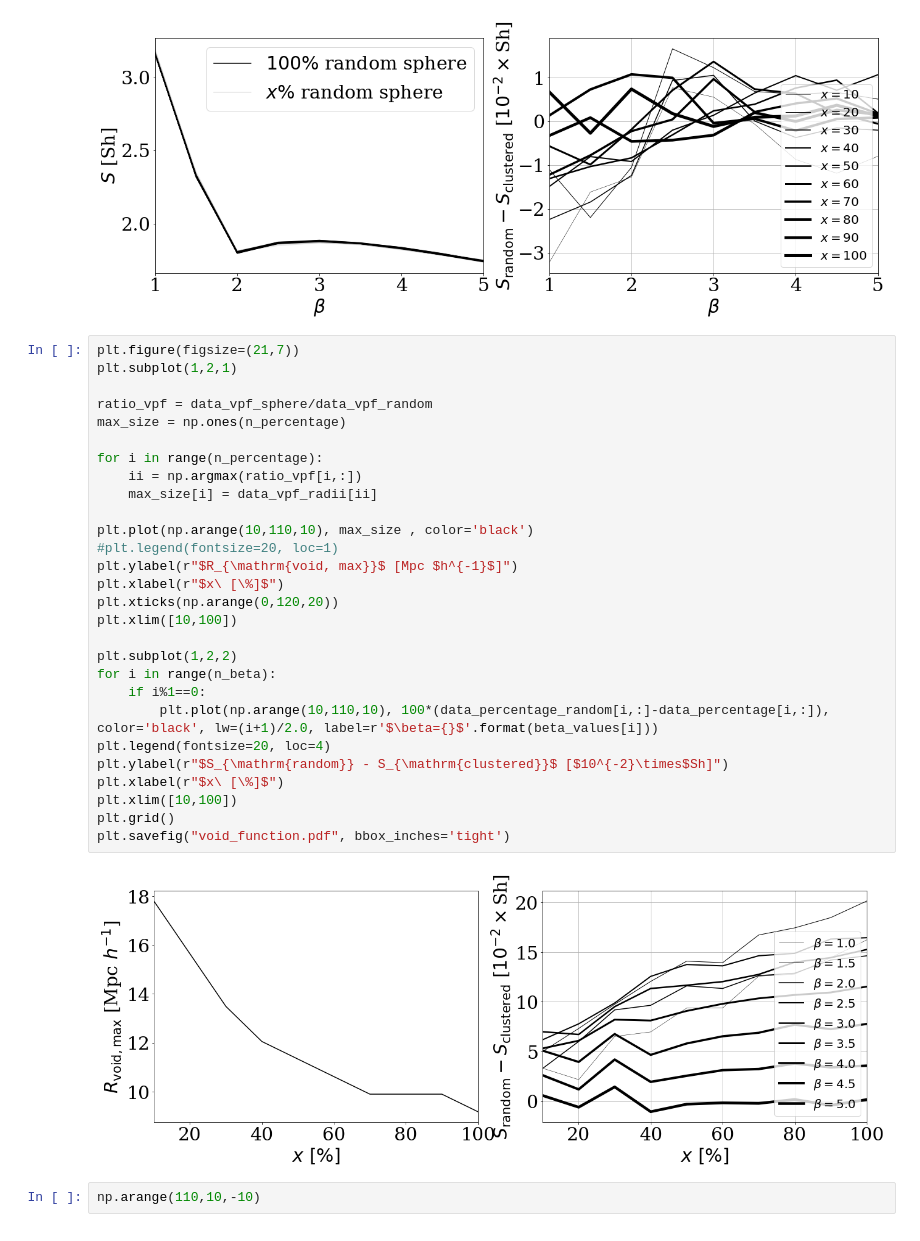
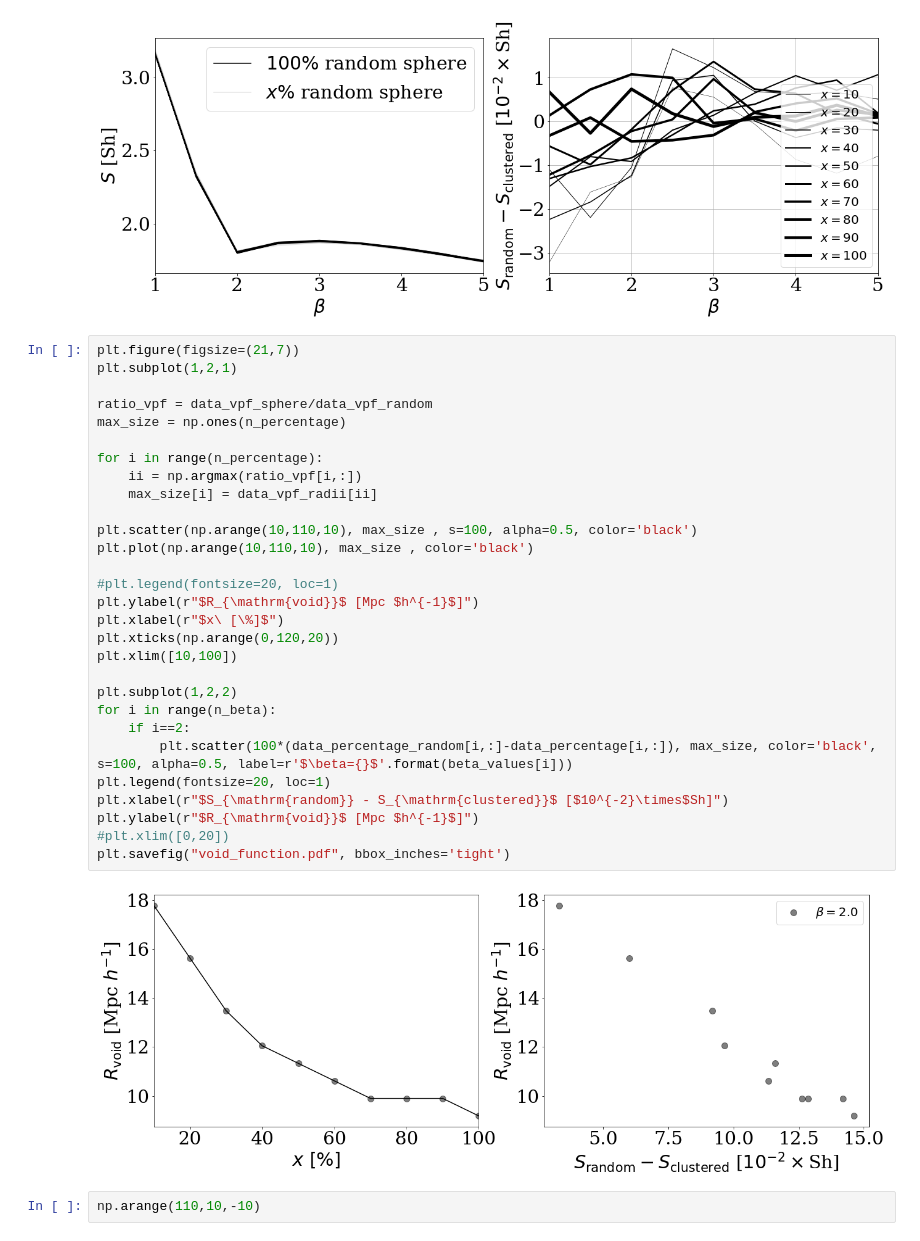
Before and after one commit to forero/BetaEntropy, a Jupyter notebook: code/plots_paper.ipynb, the cells around one changed output. Saved outputs shown, nothing was run; the diff lists cells and outputs as text.

```diff
--- a/code/plots_paper.ipynb
+++ b/code/plots_paper.ipynb
@@ -158,33 +158,34 @@ plt.savefig("n_density_random.pdf", bbox_inches='tight')
 # %%
 plt.figure(figsize=(21,7))
 plt.subplot(1,2,1)
 
 ratio_vpf = data_vpf_sphere/data_vpf_random
 max_size = np.ones(n_percentage)
 
 for i in range(n_percentage):
     ii = np.argmax(ratio_vpf[i,:])
     max_size[i] = data_vpf_radii[ii]
 
+plt.scatter(np.arange(10,110,10), max_size , s=100, alpha=0.5, color='black')
 plt.plot(np.arange(10,110,10), max_size , color='black')
+
 #plt.legend(fontsize=20, loc=1)
-plt.ylabel(r"$R_{\mathrm{void, max}}$ [Mpc $h^{-1}$]")
+plt.ylabel(r"$R_{\mathrm{void}}$ [Mpc $h^{-1}$]")
 plt.xlabel(r"$x\ [\%]$")
 plt.xticks(np.arange(0,120,20))
 plt.xlim([10,100])
 
 plt.subplot(1,2,2)
 for i in range(n_beta):
-    if i%1==0:
-        plt.plot(np.arange(10,110,10), 100*(data_percentage_random[i,:]-data_percentage[i,:]), color='black', lw=(i+1)/2.0, label=r'$\beta={}$'.format(beta_values[i]))
-plt.legend(fontsize=20, loc=4)
-plt.ylabel(r"$S_{\mathrm{random}} - S_{\mathrm{clustered}}$ [$10^{-2}\times$Sh]")
-plt.xlabel(r"$x\ [\%]$")
-plt.xlim([10,100])
-plt.grid()
+    if i==2:
+        plt.scatter(100*(data_percentage_random[i,:]-data_percentage[i,:]), max_size, color='black', s=100, alpha=0.5, label=r'$\beta={}$'.format(beta_values[i]))
+plt.legend(fontsize=20, loc=1)
+plt.xlabel(r"$S_{\mathrm{random}} - S_{\mathrm{clustered}}$ [$10^{-2}\times$Sh]")
+plt.ylabel(r"$R_{\mathrm{void}}$ [Mpc $h^{-1}$]")
+#plt.xlim([0,20])
 plt.savefig("void_function.pdf", bbox_inches='tight')
 # %% [output]
-[figure, old version]
+[figure, new version]
 # %%
 np.arange(110,10,-10)
 # %% [output]
```
Also changed, not shown: parts of 1 cell of this notebook.
